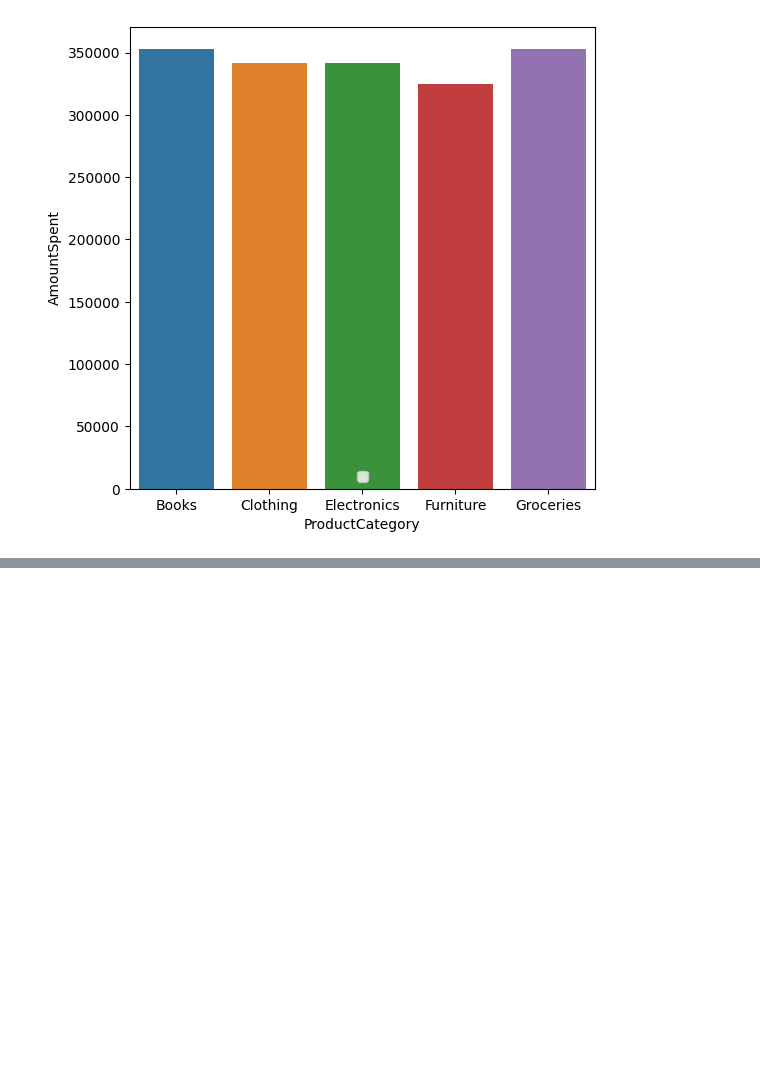
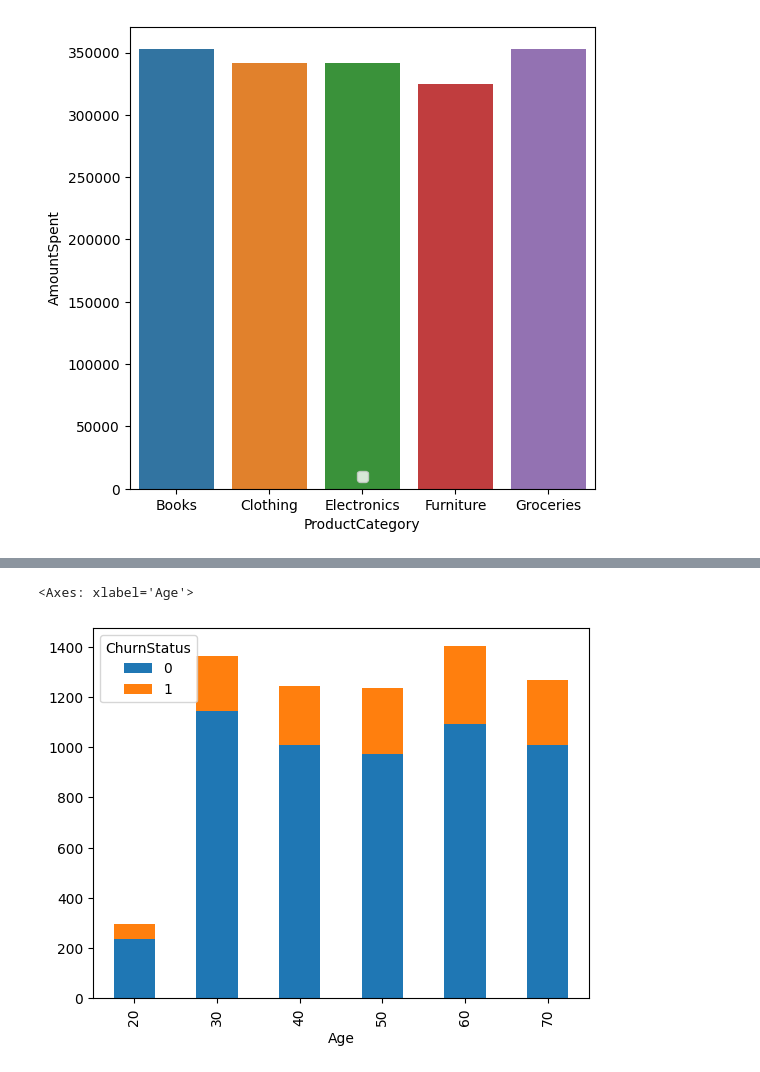
Before and after one commit to pavanrajkg04/Job_based_projects, a Jupyter notebook: Data Science/LLoyd Bank/Task 1: Data gathering and exploratory analysis/TaskOne.ipynb, the cells around one changed output, grey strips where cells are left out. Saved outputs shown, nothing was run; the diff lists cells and outputs as text; code cells hidden in the pictures; blank space fills up the shorter version.

```diff
--- a/Data Science/LLoyd Bank/Task 1: Data gathering and exploratory analysis/TaskOne.ipynb
+++ b/Data Science/LLoyd Bank/Task 1: Data gathering and exploratory analysis/TaskOne.ipynb
@@ -127,0 +172,3 @@ counts.plot(kind='bar', stacked=True, color=['green', 'salmon'])
+# %%
+age_churn = data.groupby([(data['Age']//10)*10+10,'ChurnStatus']).size().unstack(fill_value=0)
+age_churn
@@ -127,0 +184,5 @@ counts.plot(kind='bar', stacked=True, color=['green', 'salmon'])
+# %%
+age_churn.plot(kind='bar',stacked=True)
+# %% [output]
+<Axes: xlabel='Age'>
+[figure, added]
```
Also changed, not shown: parts of 16 cells of this notebook.
